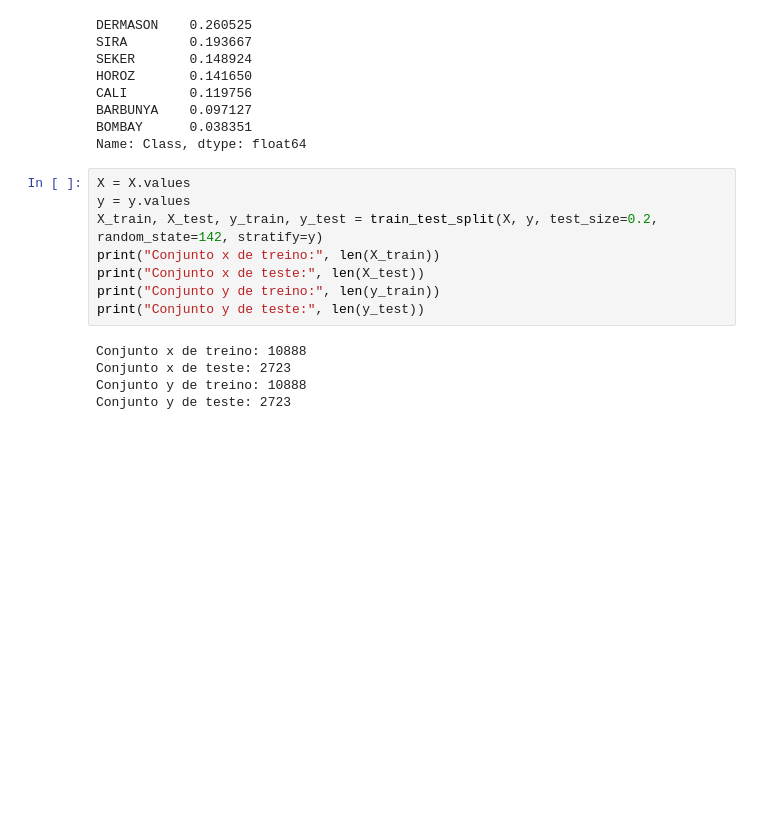
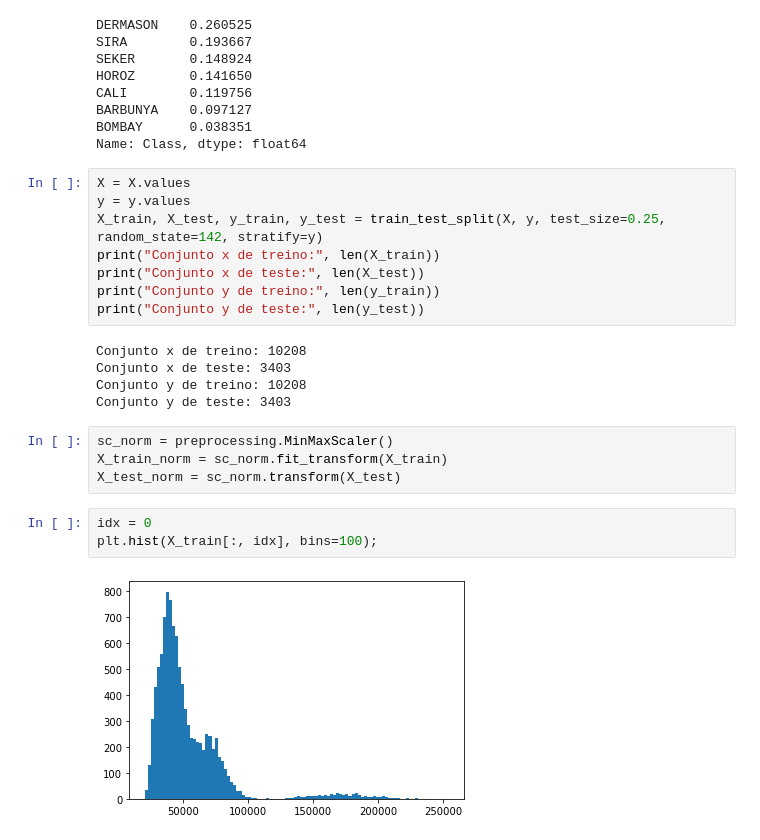
Before and after one commit to ruanfelipe7/machine_learning_activities, a Jupyter notebook: Trabalho1/Trabalho_01.ipynb, the cells around one changed output. Saved outputs shown, nothing was run; the diff lists cells and outputs as text; blank space fills up the shorter version.

```diff
--- a/Trabalho1/Trabalho_01.ipynb
+++ b/Trabalho1/Trabalho_01.ipynb
@@ -59,13 +61,22 @@ Name: Class, dtype: float64
 # %%
 X = X.values
 y = y.values
-X_train, X_test, y_train, y_test = train_test_split(X, y, test_size=0.2, random_state=142, stratify=y)
+X_train, X_test, y_train, y_test = train_test_split(X, y, test_size=0.25, random_state=142, stratify=y)
 print("Conjunto x de treino:", len(X_train))
 print("Conjunto x de teste:", len(X_test))
 print("Conjunto y de treino:", len(y_train))
 print("Conjunto y de teste:", len(y_test))
 # %% [output]
-Conjunto x de treino: 10888
-Conjunto x de teste: 2723
-Conjunto y de treino: 10888
-Conjunto y de teste: 2723
+Conjunto x de treino: 10208
+Conjunto x de teste: 3403
+Conjunto y de treino: 10208
+Conjunto y de teste: 3403
+# %%
+sc_norm = preprocessing.MinMaxScaler()
+X_train_norm = sc_norm.fit_transform(X_train)
+X_test_norm = sc_norm.transform(X_test)
+# %%
+idx = 0
+plt.hist(X_train[:, idx], bins=100);
+# %% [output]
+[figure, added]
```
Also changed, not shown: parts of 7 cells of this notebook.
